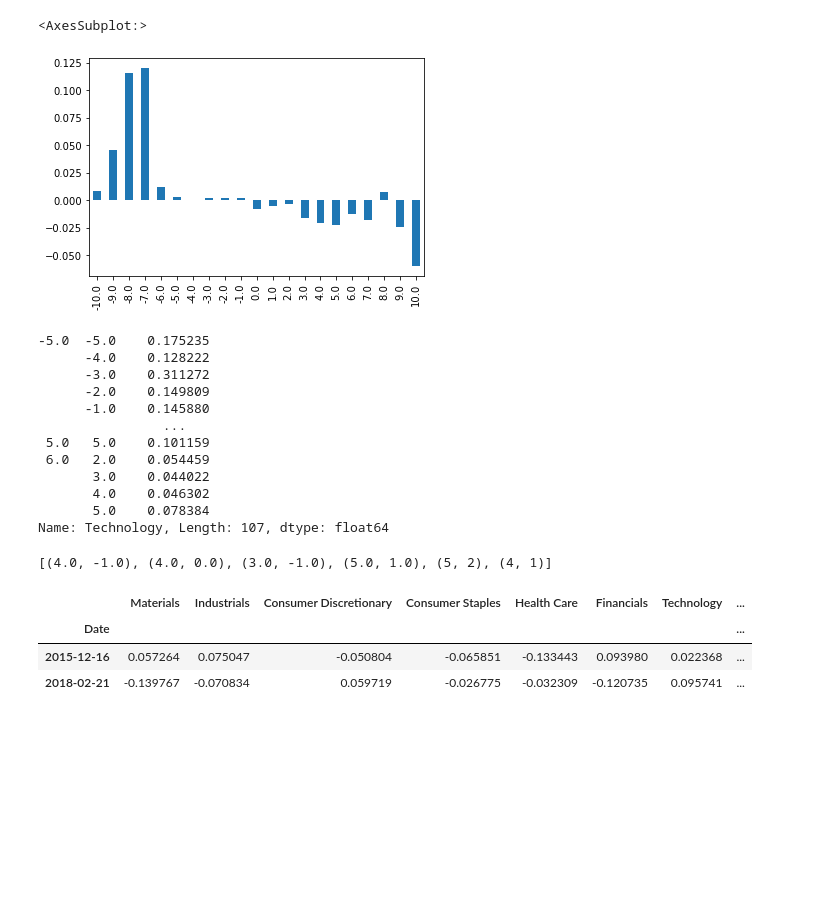
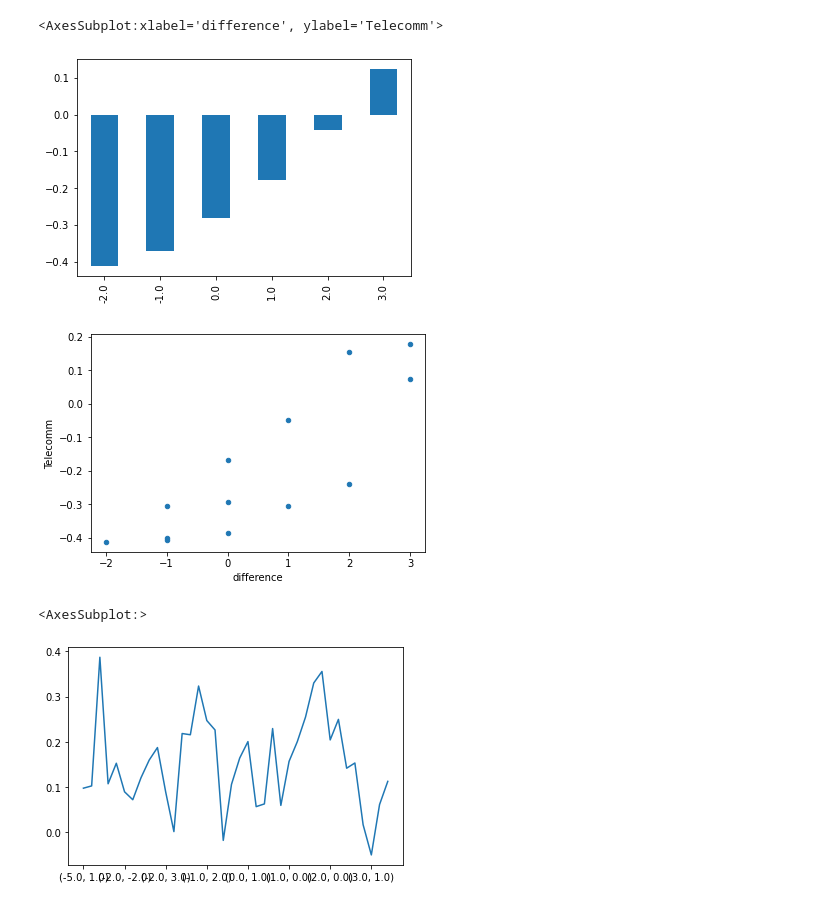
Before and after one commit to Rhys2024/740, a Jupyter notebook: MacroAnalysis/random_asf.ipynb, the cells around one changed output. Cells and saved outputs as stored; diff of their text form; code cells hidden in the pictures; blank space fills up the shorter version.

```diff
--- a/MacroAnalysis/random_asf.ipynb
+++ b/MacroAnalysis/random_asf.ipynb
@@ -264,0 +28,13 @@ def closest_combos(combo, in_index = False):
+# %%
+
+
+features = ['nominal_yield', 'economic_uncertainty']
+
+sector_df = da.get_Dataset('sec', features, "default")
+
+#sector_df['feature_spread'] = sector_df[features[0]] - sector_df[features[1]]
+#features.append('feature_spread')
+sector_df[features].plot()
+
+# , "sp_500"
+exposure = Exposure(sector_df, 252, 163, features, "sp_500")
@@ -273,11 +70,10 @@ bruh.plot.scatter('difference', 'Utilities')
 # %%
 
 
-combo_df = exposure.mean_return_combo.copy()
-
+combo_df = exposure.mean_return_combo_monthly.copy()
 combo_df['distance'] = [abs(i[0] - i[1]) for i in combo_df.index ]
 combo_df['difference'] = [i[0] - i[1] for i in combo_df.index ]
-combo_df['mean'] = [ (i[0] + i[1])/2 for i in combo_df.index ]
+combo_df['meann'] = [ (i[0] + i[1])/2 for i in combo_df.index ]
 combo_df.corr()
 # %% [output]
 |  | Materials | Industrials | Consumer Discretionary | Consumer Staples | Health Care | Financials | Technology | ... |
@@ -313,65 +123,30 @@ ok
 # %%
 
 
 avg_dist = pd.DataFrame({i : combo_df.loc[ combo_df.distance == i].mean() for i in combo_df.distance.sort_values().unique()})
 avg_dist = avg_dist.T
 
 avg_diff = pd.DataFrame({i : combo_df.loc[ combo_df.difference == i].mean() for i in combo_df.difference.sort_values().unique()})
 avg_diff = avg_diff.T
 
+mean_diff = pd.DataFrame({i : combo_df.loc[ combo_df.meann == i].mean() for i in combo_df.meann.sort_values().unique()})
+mean_diff = mean_diff.T
 
 #plt.bar(avg_diff.index, avg_diff['Utilities'])
 #plt.xlabel("Difference Between Real Yield Score and Yield Curve Score")
 
-avg_diff["Consumer Staples"].plot.bar()
+
+avg_diff["Telecomm"].plot.bar()
+
+combo_df.plot.scatter("difference", 'Telecomm')
 # %% [output]
-<AxesSubplot:>
+<AxesSubplot:xlabel='difference', ylabel='Telecomm'>
-[figure, old version]
+[figure, new version]
+[figure, added]
 # %%
 
 
-combo_df['Technology']
+combo_df['Technology'].plot()
 # %% [output]
--5.0  -5.0    0.175235
-      -4.0    0.128222
-      -3.0    0.311272
-      -2.0    0.149809
-      -1.0    0.145880
-                ...
- 5.0   5.0    0.101159
- 6.0   2.0    0.054459
-       3.0    0.044022
-       4.0    0.046302
-       5.0    0.078384
-Name: Technology, Length: 107, dtype: float64
+<AxesSubplot:>
+[figure, added]
-# %%
-
-
-combo_data = exposure.mean_return_combo.copy()
-
-close = closest_combos((5, -1))
-
-close.append((5,2))
-close.append((4,1))
-
-similar_signal_means = combo_data.loc[close]
-
-# .mean()
-# .T.plot.bar(figsize = (25,15))
-similar_signal_means.to_excel("for_joe.xlsx")
-#plt.xticks(fontsize=18)
-
-close
-# %% [output]
-[(4.0, -1.0), (4.0, 0.0), (3.0, -1.0), (5.0, 1.0), (5, 2), (4, 1)]
-# %%
-
-
-
-
-exposure.total_return_combo[(4,-1)]
-# %% [output]
-|  | Materials | Industrials | Consumer Discretionary | Consumer Staples | Health Care | Financials | Technology | ... |
-| Date |  |  |  |  |  |  |  | ... |
-| 2015-12-16 | 0.057264 | 0.075047 | -0.050804 | -0.065851 | -0.133443 | 0.093980 | 0.022368 | ... |
-| 2018-02-21 | -0.139767 | -0.070834 | 0.059719 | -0.026775 | -0.032309 | -0.120735 | 0.095741 | ... |
```
Also changed, not shown: parts of 18 cells of this notebook, 12 other files.
